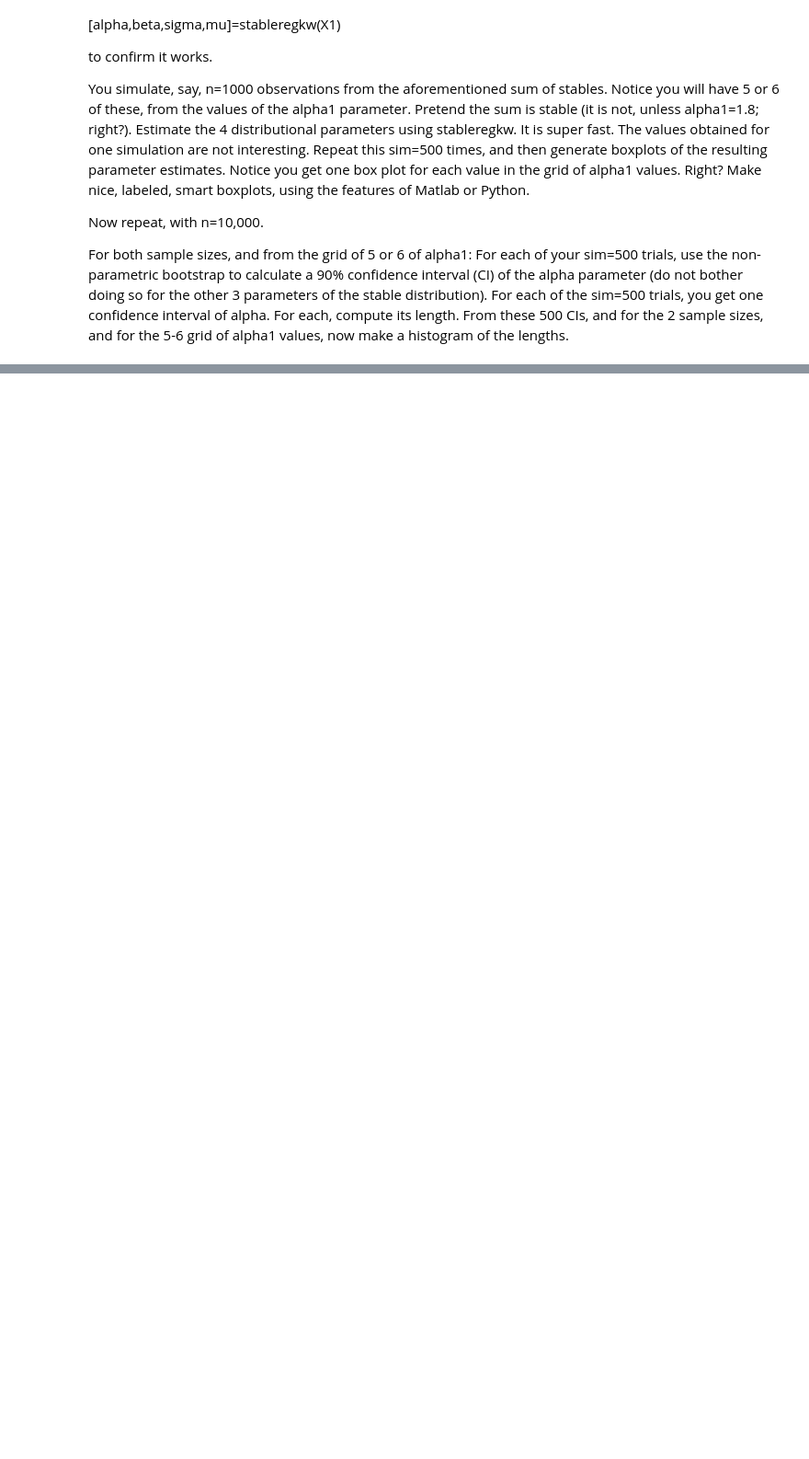
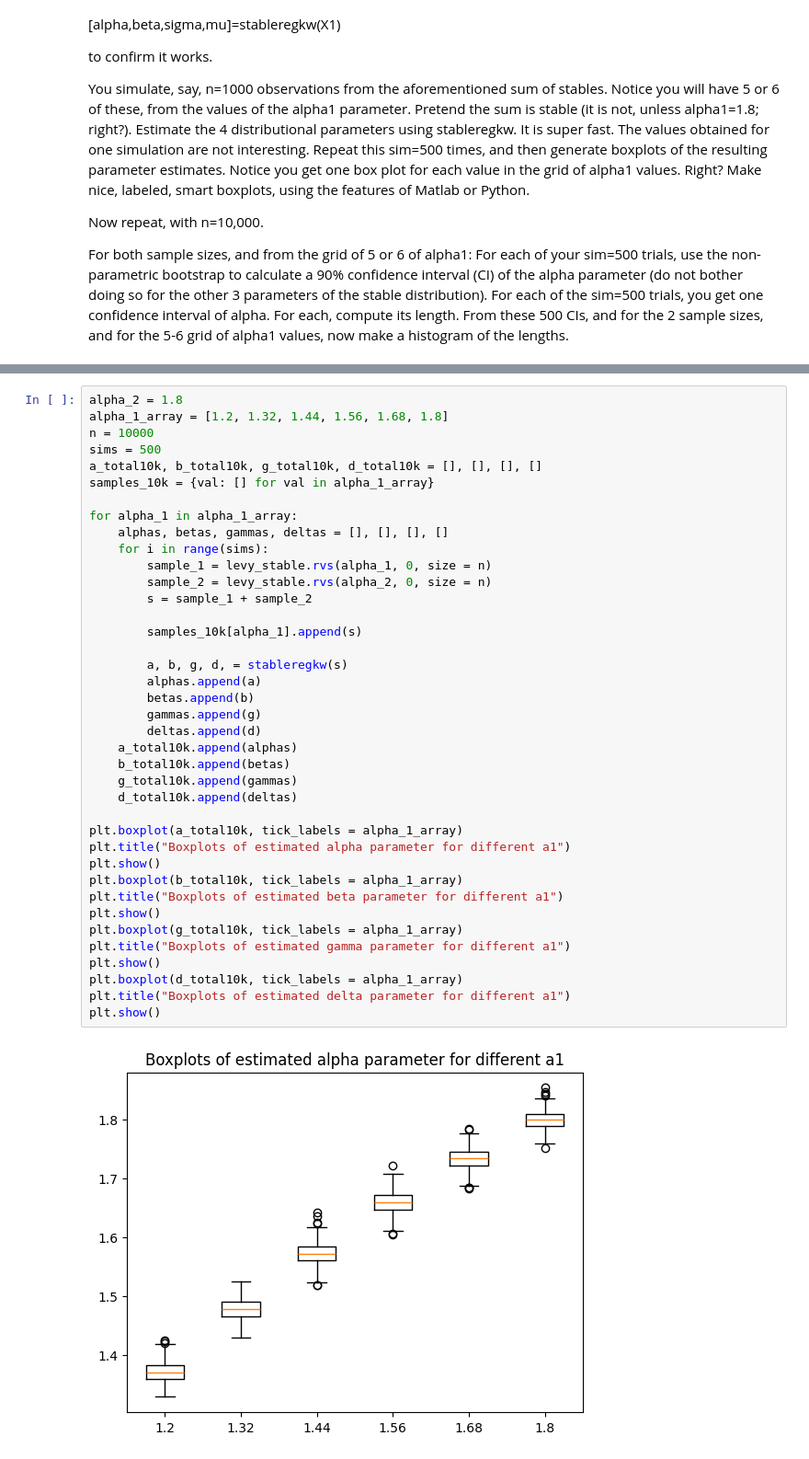
Before and after one commit to mmac00/SFF-Project-1, a Jupyter notebook: TASK 1.ipynb, the cells around one changed output, grey strips where cells are left out. Shown at 92% size. Saved outputs shown, nothing was run; the diff lists cells and outputs as text; blank space fills up the shorter version.

```diff
--- a/TASK 1.ipynb
+++ b/TASK 1.ipynb
@@ -616,0 +554,41 @@ print(length_dict)
+# %%
+alpha_2 = 1.8
+alpha_1_array = [1.2, 1.32, 1.44, 1.56, 1.68, 1.8]
+n = 10000
+sims = 500
+a_total10k, b_total10k, g_total10k, d_total10k = [], [], [], []
+samples_10k = {val: [] for val in alpha_1_array}
+
+for alpha_1 in alpha_1_array:
+    alphas, betas, gammas, deltas = [], [], [], []
+    for i in range(sims):
+        sample_1 = levy_stable.rvs(alpha_1, 0, size = n)
+        sample_2 = levy_stable.rvs(alpha_2, 0, size = n)
+        s = sample_1 + sample_2
+
+        samples_10k[alpha_1].append(s)
+
+        a, b, g, d, = stableregkw(s)
+        alphas.append(a)
+        betas.append(b)
+        gammas.append(g)
+        deltas.append(d)
+    a_total10k.append(alphas)
+    b_total10k.append(betas)
+    g_total10k.append(gammas)
+    d_total10k.append(deltas)
+
+plt.boxplot(a_total10k, tick_labels = alpha_1_array)
+plt.title("Boxplots of estimated alpha parameter for different a1")
+plt.show()
+plt.boxplot(b_total10k, tick_labels = alpha_1_array)
+plt.title("Boxplots of estimated beta parameter for different a1")
+plt.show()
+plt.boxplot(g_total10k, tick_labels = alpha_1_array)
+plt.title("Boxplots of estimated gamma parameter for different a1")
+plt.show()
+plt.boxplot(d_total10k, tick_labels = alpha_1_array)
+plt.title("Boxplots of estimated delta parameter for different a1")
+plt.show()
+# %% [output]
+[figure, added]
```
Also changed, not shown: parts of 33 cells of this notebook.
